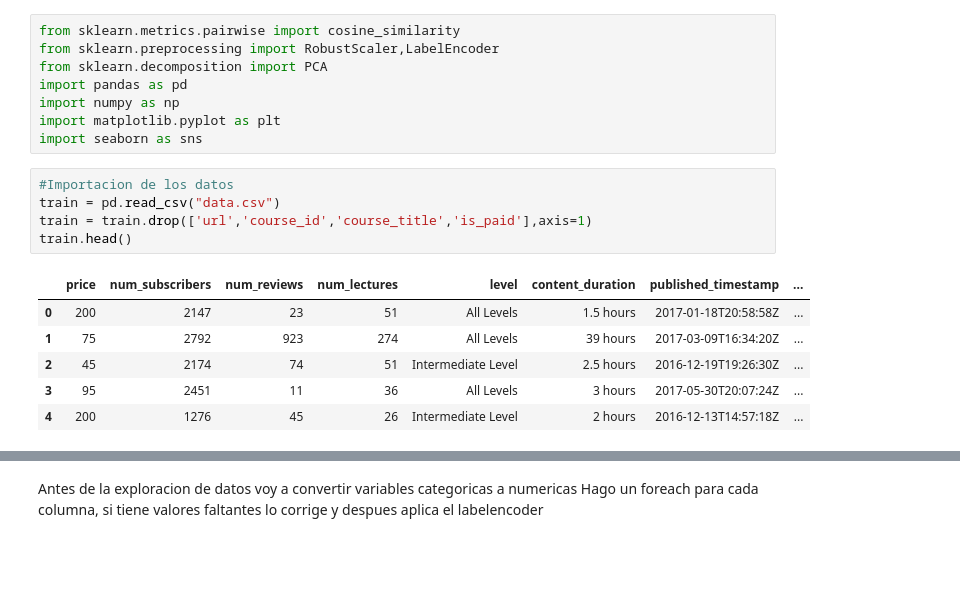
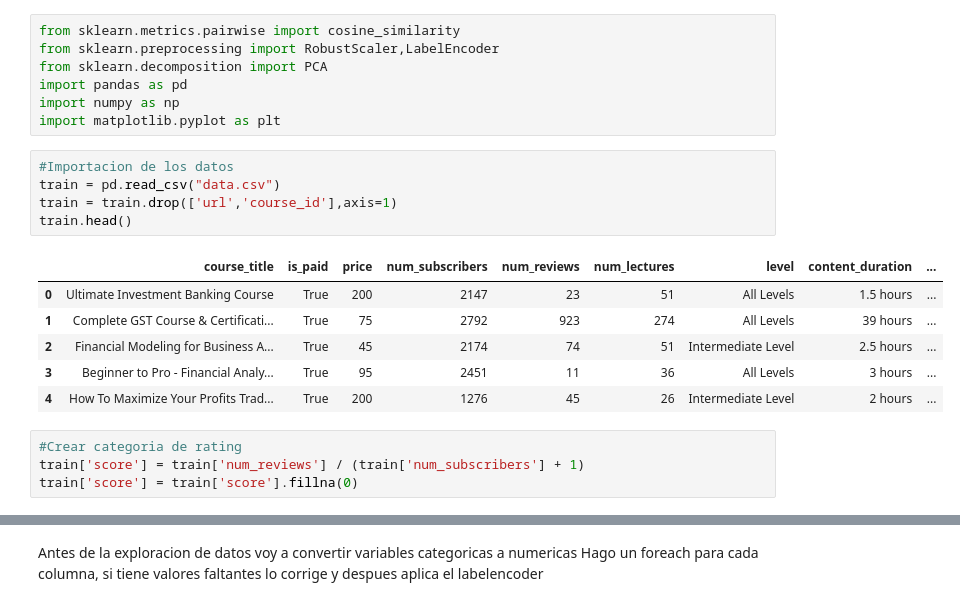
Before and after one commit to Divione-AAA/Ciencia-de-datos, a Jupyter notebook: Sistemas de Recomendacion/cursos/main.ipynb, the cells around one changed output, grey strips where cells are left out. Cells and saved outputs as stored; diff of their text form; blank space fills up the shorter version.

```diff
--- a/Sistemas de Recomendacion/cursos/main.ipynb
+++ b/Sistemas de Recomendacion/cursos/main.ipynb
@@ -5,19 +5,22 @@ from sklearn.decomposition import PCA
 import pandas as pd
 import numpy as np
 import matplotlib.pyplot as plt
-import seaborn as sns
 # %%
 #Importacion de los datos
 train = pd.read_csv("data.csv")
-train = train.drop(['url','course_id','course_title','is_paid'],axis=1)
+train = train.drop(['url','course_id'],axis=1)
 train.head()
 # %% [output]
-|  | price | num_subscribers | num_reviews | num_lectures | level | content_duration | published_timestamp | ... |
-| 0 | 200 | 2147 | 23 | 51 | All Levels | 1.5 hours | 2017-01-18T20:58:58Z | ... |
-| 1 | 75 | 2792 | 923 | 274 | All Levels | 39 hours | 2017-03-09T16:34:20Z | ... |
-| 2 | 45 | 2174 | 74 | 51 | Intermediate Level | 2.5 hours | 2016-12-19T19:26:30Z | ... |
-| 3 | 95 | 2451 | 11 | 36 | All Levels | 3 hours | 2017-05-30T20:07:24Z | ... |
-| 4 | 200 | 1276 | 45 | 26 | Intermediate Level | 2 hours | 2016-12-13T14:57:18Z | ... |
+|  | course_title | is_paid | price | num_subscribers | num_reviews | num_lectures | level | content_duration | ... |
+| 0 | Ultimate Investment Banking Course | True | 200 | 2147 | 23 | 51 | All Levels | 1.5 hours | ... |
+| 1 | Complete GST Course & Certificati... | True | 75 | 2792 | 923 | 274 | All Levels | 39 hours | ... |
+| 2 | Financial Modeling for Business A... | True | 45 | 2174 | 74 | 51 | Intermediate Level | 2.5 hours | ... |
+| 3 | Beginner to Pro - Financial Analy... | True | 95 | 2451 | 11 | 36 | All Levels | 3 hours | ... |
+| 4 | How To Maximize Your Profits Trad... | True | 200 | 1276 | 45 | 26 | Intermediate Level | 2 hours | ... |
+# %%
+#Crear categoria de rating
+train['score'] = train['num_reviews'] / (train['num_subscribers'] + 1)
+train['score'] = train['score'].fillna(0)
 # %%
 train.describe()
 # %% [output]
```
Also changed, not shown: parts of 11 cells of this notebook, 1 other file.
